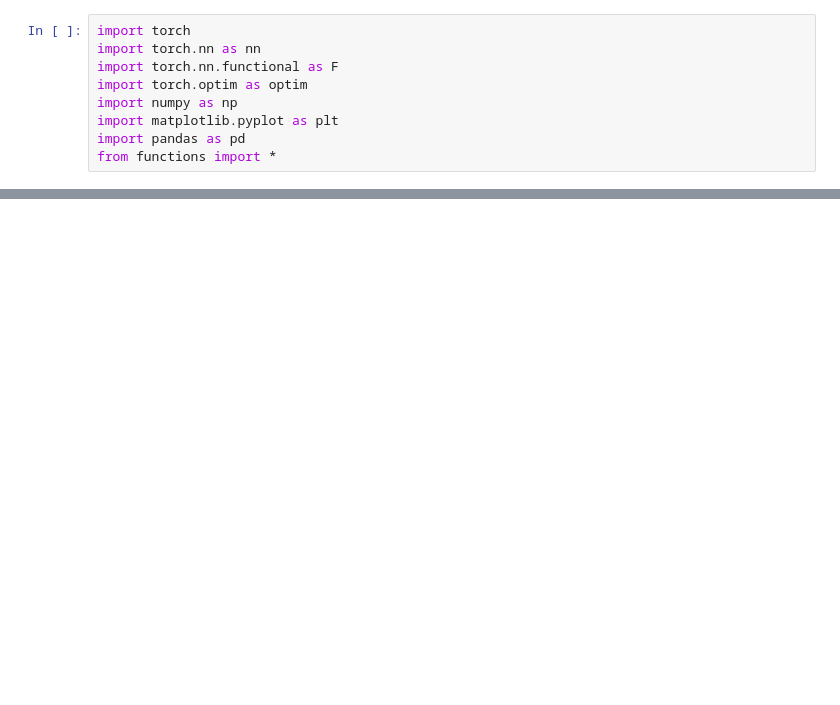
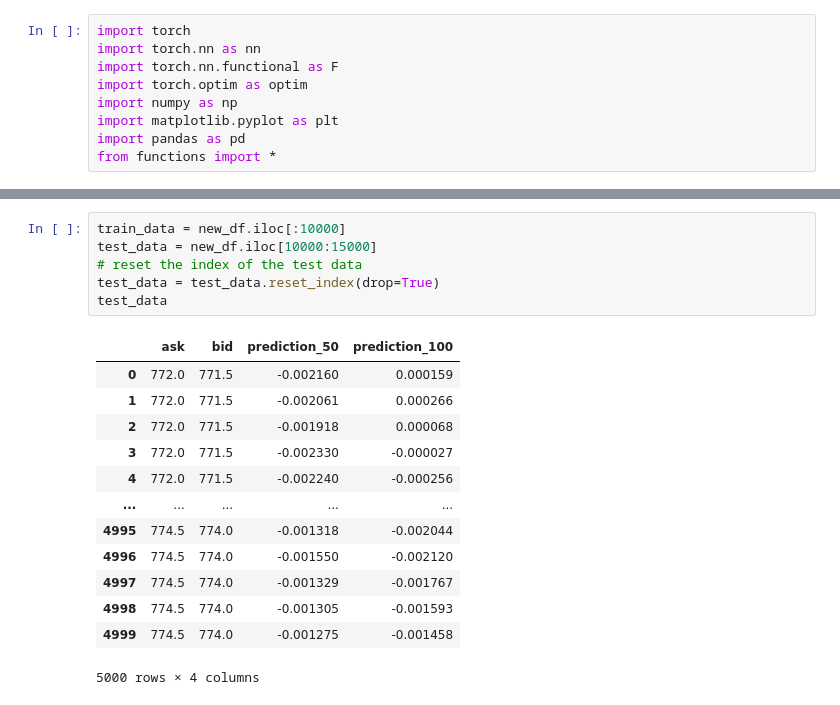
Before and after one commit to Zhou-spec/Futures-Trading, a Jupyter notebook: NN_for_factor.ipynb, the cells around one changed output, grey strips where cells are left out. Saved outputs shown, nothing was run; the diff lists cells and outputs as text; blank space fills up the shorter version.

```diff
--- a/NN_for_factor.ipynb
+++ b/NN_for_factor.ipynb
@@ -35,4 +35,24 @@ new_df
 73850 rows × 4 columns
+# %%
+train_data = new_df.iloc[:10000]
+test_data = new_df.iloc[10000:15000]
+# reset the index of the test data
+test_data = test_data.reset_index(drop=True)
+test_data
+# %% [output]
+|  | ask | bid | prediction_50 | prediction_100 |
+| 0 | 772.0 | 771.5 | -0.002160 | 0.000159 |
+| 1 | 772.0 | 771.5 | -0.002061 | 0.000266 |
+| 2 | 772.0 | 771.5 | -0.001918 | 0.000068 |
+| 3 | 772.0 | 771.5 | -0.002330 | -0.000027 |
+| 4 | 772.0 | 771.5 | -0.002240 | -0.000256 |
+| ... | ... | ... | ... | ... |
+| 4995 | 774.5 | 774.0 | -0.001318 | -0.002044 |
+| 4996 | 774.5 | 774.0 | -0.001550 | -0.002120 |
+| 4997 | 774.5 | 774.0 | -0.001329 | -0.001767 |
+| 4998 | 774.5 | 774.0 | -0.001305 | -0.001593 |
+| 4999 | 774.5 | 774.0 | -0.001275 | -0.001458 |
+5000 rows × 4 columns
 # %%
 import pandas as pd
 import numpy as np
```
Also changed, not shown: parts of 6 cells of this notebook.
